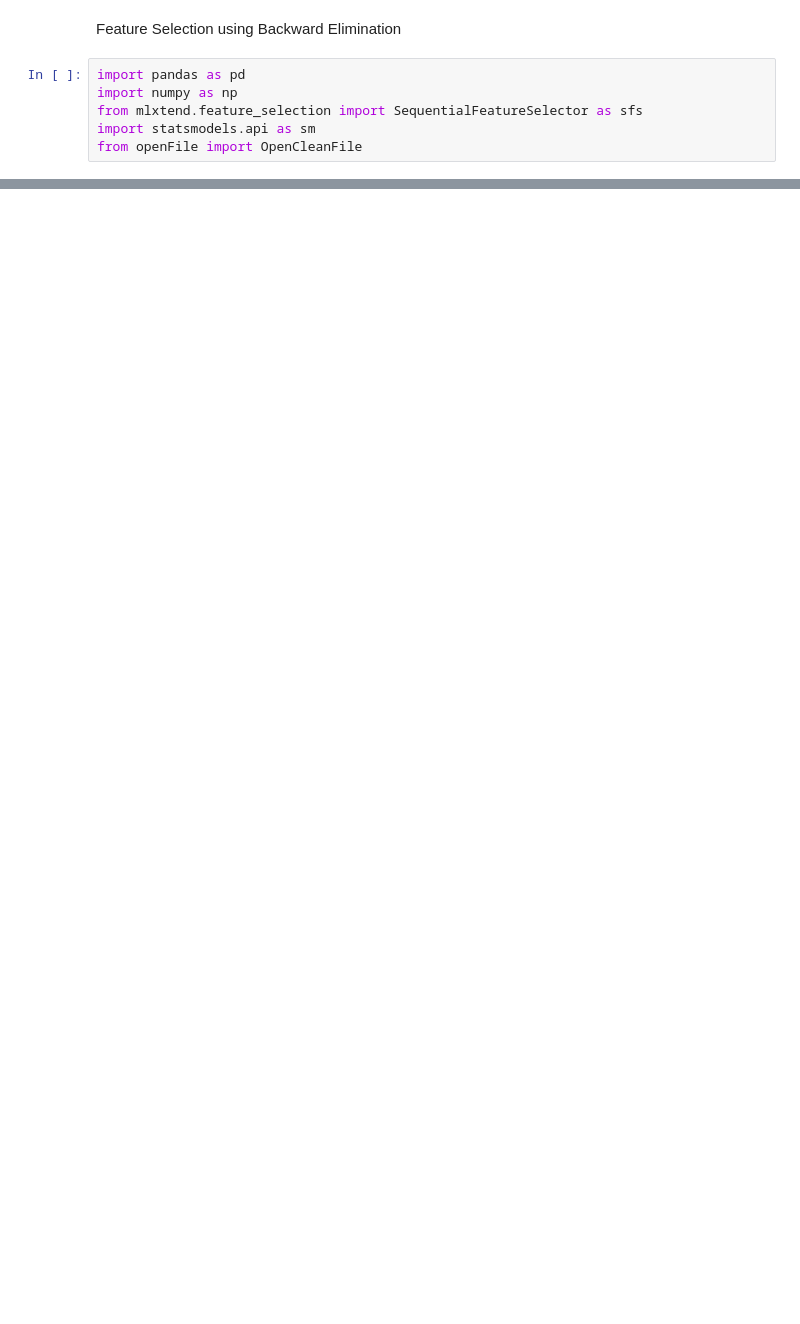
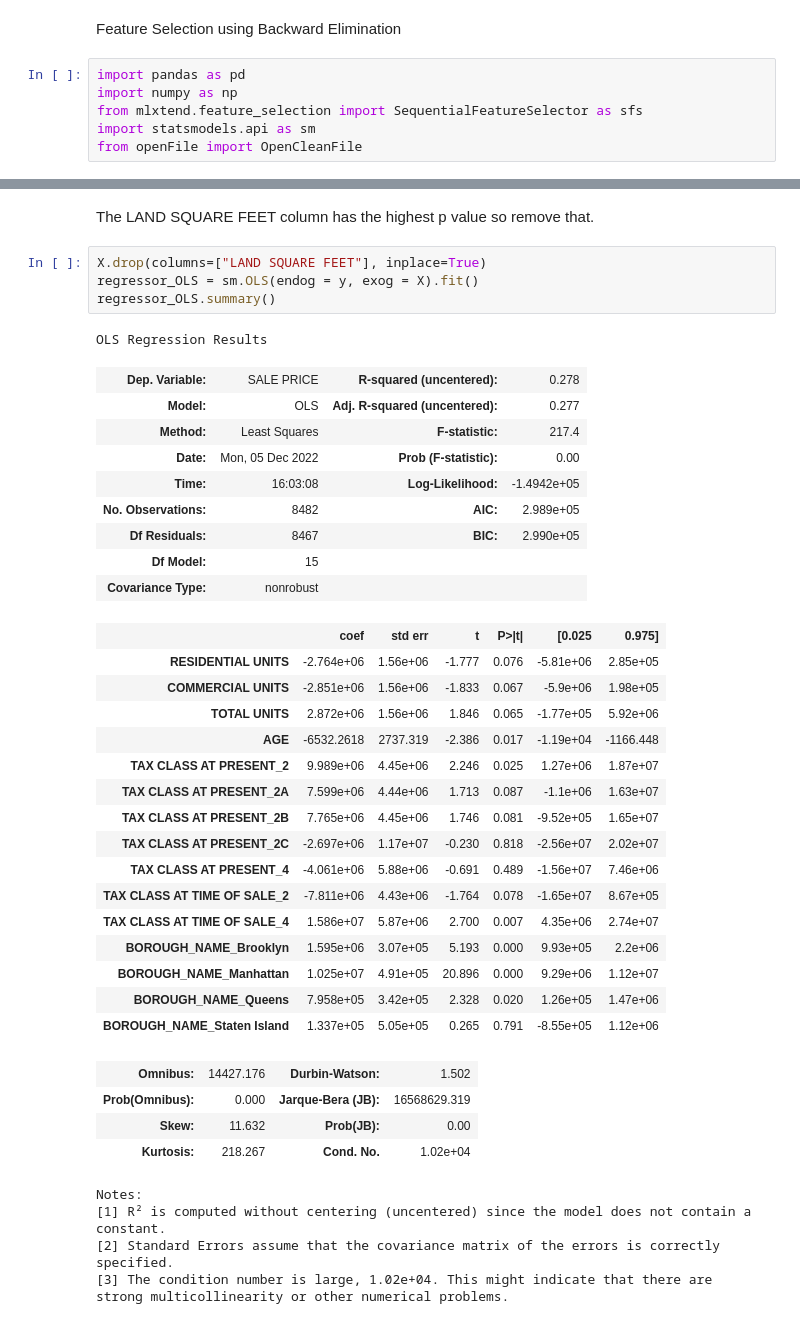
Before and after one commit to arame/MagnimindTask1, a Jupyter notebook: Task1_backward_elinimation.ipynb, the cells around one changed output, grey strips where cells are left out. Saved outputs shown, nothing was run; the diff lists cells and outputs as text; blank space fills up the shorter version.

```diff
--- a/Task1_backward_elinimation.ipynb
+++ b/Task1_backward_elinimation.ipynb
@@ -77,0 +126,42 @@ df_new_housing.shape, clean.df_housing.shape
+# %% [markdown]
+The LAND SQUARE FEET column has the highest p value so remove that.
+# %%
+X.drop(columns=["LAND SQUARE FEET"], inplace=True)
+regressor_OLS = sm.OLS(endog = y, exog = X).fit()
+regressor_OLS.summary()
+# %% [output]
+OLS Regression Results
+| Dep. Variable: | SALE PRICE | R-squared (uncentered): | 0.278 |
+| Model: | OLS | Adj. R-squared (uncentered): | 0.277 |
+| Method: | Least Squares | F-statistic: | 217.4 |
+| Date: | Mon, 05 Dec 2022 | Prob (F-statistic): | 0.00 |
+| Time: | 16:03:08 | Log-Likelihood: | -1.4942e+05 |
+| No. Observations: | 8482 | AIC: | 2.989e+05 |
+| Df Residuals: | 8467 | BIC: | 2.990e+05 |
+| Df Model: | 15 |  |  |
+| Covariance Type: | nonrobust |  |  |
+|  | coef | std err | t | P>|t| | [0.025 | 0.975] |
+| RESIDENTIAL UNITS | -2.764e+06 | 1.56e+06 | -1.777 | 0.076 | -5.81e+06 | 2.85e+05 |
+| COMMERCIAL UNITS | -2.851e+06 | 1.56e+06 | -1.833 | 0.067 | -5.9e+06 | 1.98e+05 |
+| TOTAL UNITS | 2.872e+06 | 1.56e+06 | 1.846 | 0.065 | -1.77e+05 | 5.92e+06 |
+| AGE | -6532.2618 | 2737.319 | -2.386 | 0.017 | -1.19e+04 | -1166.448 |
+| TAX CLASS AT PRESENT_2 | 9.989e+06 | 4.45e+06 | 2.246 | 0.025 | 1.27e+06 | 1.87e+07 |
+| TAX CLASS AT PRESENT_2A | 7.599e+06 | 4.44e+06 | 1.713 | 0.087 | -1.1e+06 | 1.63e+07 |
+| TAX CLASS AT PRESENT_2B | 7.765e+06 | 4.45e+06 | 1.746 | 0.081 | -9.52e+05 | 1.65e+07 |
+| TAX CLASS AT PRESENT_2C | -2.697e+06 | 1.17e+07 | -0.230 | 0.818 | -2.56e+07 | 2.02e+07 |
+| TAX CLASS AT PRESENT_4 | -4.061e+06 | 5.88e+06 | -0.691 | 0.489 | -1.56e+07 | 7.46e+06 |
+| TAX CLASS AT TIME OF SALE_2 | -7.811e+06 | 4.43e+06 | -1.764 | 0.078 | -1.65e+07 | 8.67e+05 |
+| TAX CLASS AT TIME OF SALE_4 | 1.586e+07 | 5.87e+06 | 2.700 | 0.007 | 4.35e+06 | 2.74e+07 |
+| BOROUGH_NAME_Brooklyn | 1.595e+06 | 3.07e+05 | 5.193 | 0.000 | 9.93e+05 | 2.2e+06 |
+| BOROUGH_NAME_Manhattan | 1.025e+07 | 4.91e+05 | 20.896 | 0.000 | 9.29e+06 | 1.12e+07 |
+| BOROUGH_NAME_Queens | 7.958e+05 | 3.42e+05 | 2.328 | 0.020 | 1.26e+05 | 1.47e+06 |
+| BOROUGH_NAME_Staten Island | 1.337e+05 | 5.05e+05 | 0.265 | 0.791 | -8.55e+05 | 1.12e+06 |
+| Omnibus: | 14427.176 | Durbin-Watson: | 1.502 |
+| Prob(Omnibus): | 0.000 | Jarque-Bera (JB): | 16568629.319 |
+| Skew: | 11.632 | Prob(JB): | 0.00 |
+| Kurtosis: | 218.267 | Cond. No. | 1.02e+04 |
+Notes:
+[1] R² is computed without centering (uncentered) since the model does not contain a constant.
+[2] Standard Errors assume that the covariance matrix of the errors is correctly specified.
+[3] The condition number is large, 1.02e+04. This might indicate that there are
+strong multicollinearity or other numerical problems.
```
Also changed, not shown: parts of 20 cells of this notebook, 1 other file.
